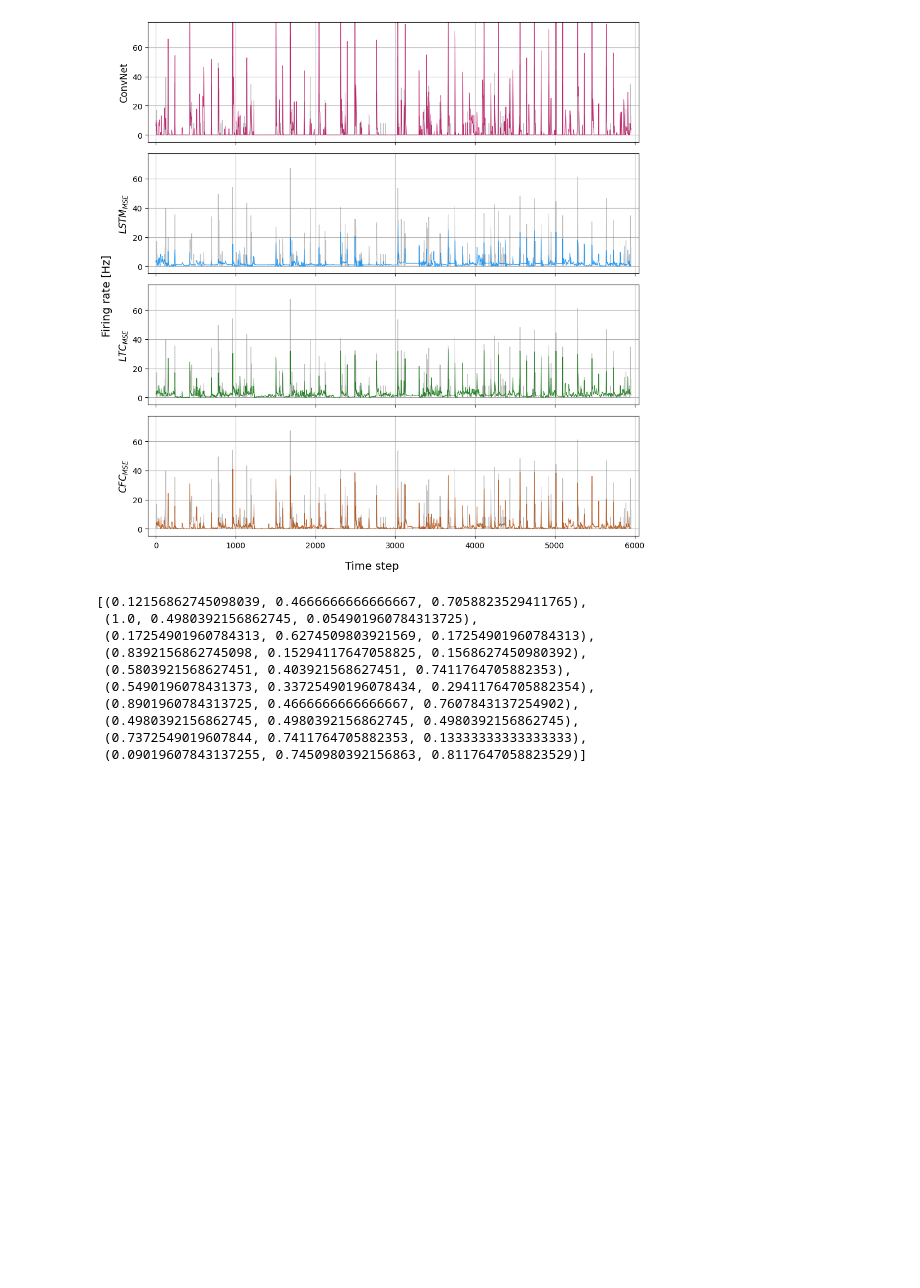
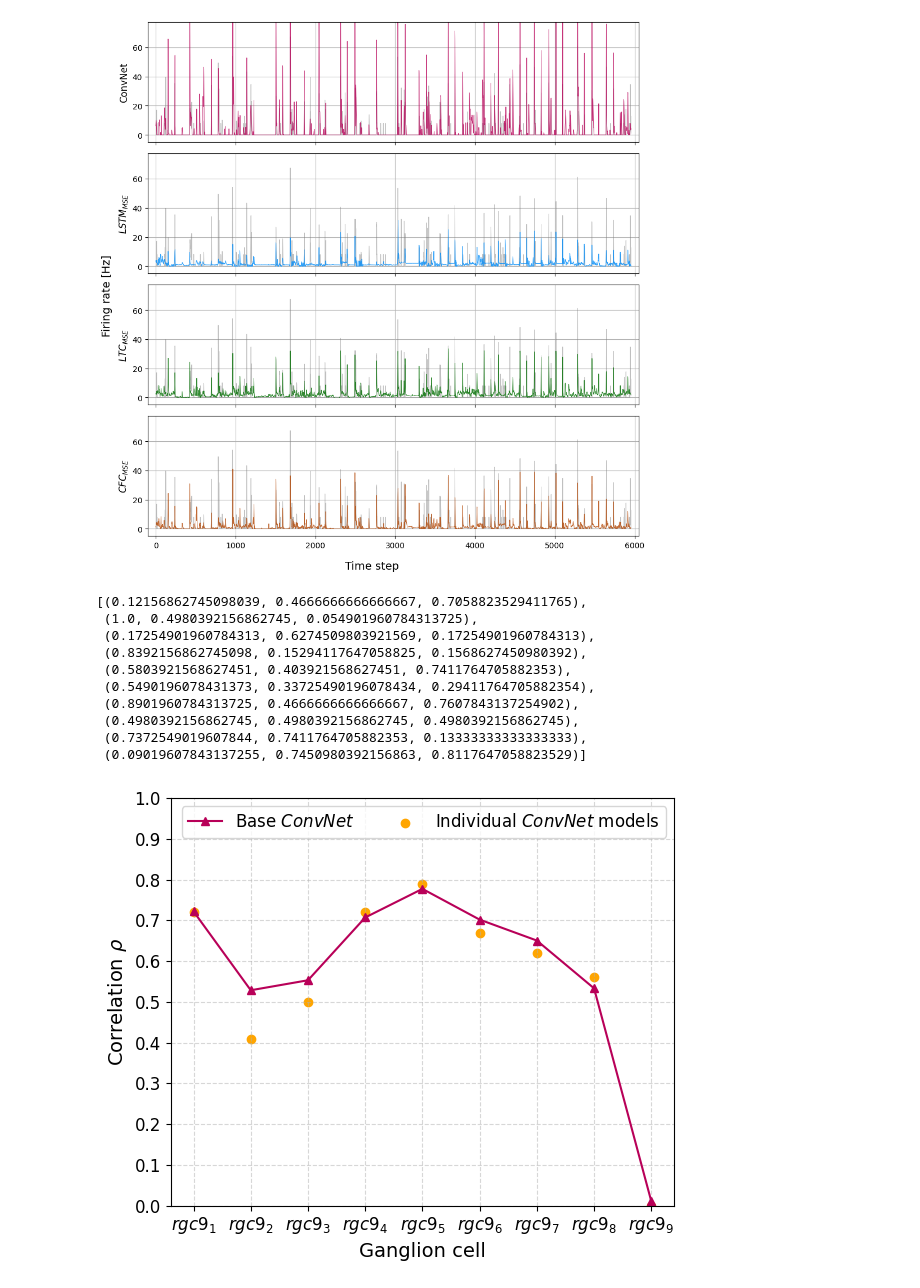
Before and after one commit to JankowskiDaniel/Neural-Deep-Retina, a Jupyter notebook: notebooks/11-prediction-plots.ipynb, the cells around one changed output. Saved outputs shown, nothing was run; the diff lists cells and outputs as text; code cells hidden in the pictures; blank space fills up the shorter version.

```diff
--- a/notebooks/11-prediction-plots.ipynb
+++ b/notebooks/11-prediction-plots.ipynb
@@ -262,0 +319,9 @@ sns.color_palette("tab10")
+# %%
+base = ["0.7218329230429703","0.5284627536335003","0.5529729176659157","0.7069401544364283","0.777119267581043","0.7016991771143929","0.6503657504986022","0.533147051450334","0.010838287356345502"]
+base = [float(x) for x in base]
+separate = [0.72, 0.41, 0.50, 0.72, 0.79, 0.67, 0.62, 0.56, 0.00]
+variables = [f"$rgc9_{{{i+1}}}$" for i in range(len(base))]
+
+plot_model_correlations(base, separate, variables, model_name="ConvNet", plots_dir=Path("plots"), file_name="correlation_comparison_ConvNet.pdf")
+# %% [output]
+[figure, added]
```
Also changed, not shown: parts of 18 cells of this notebook.
